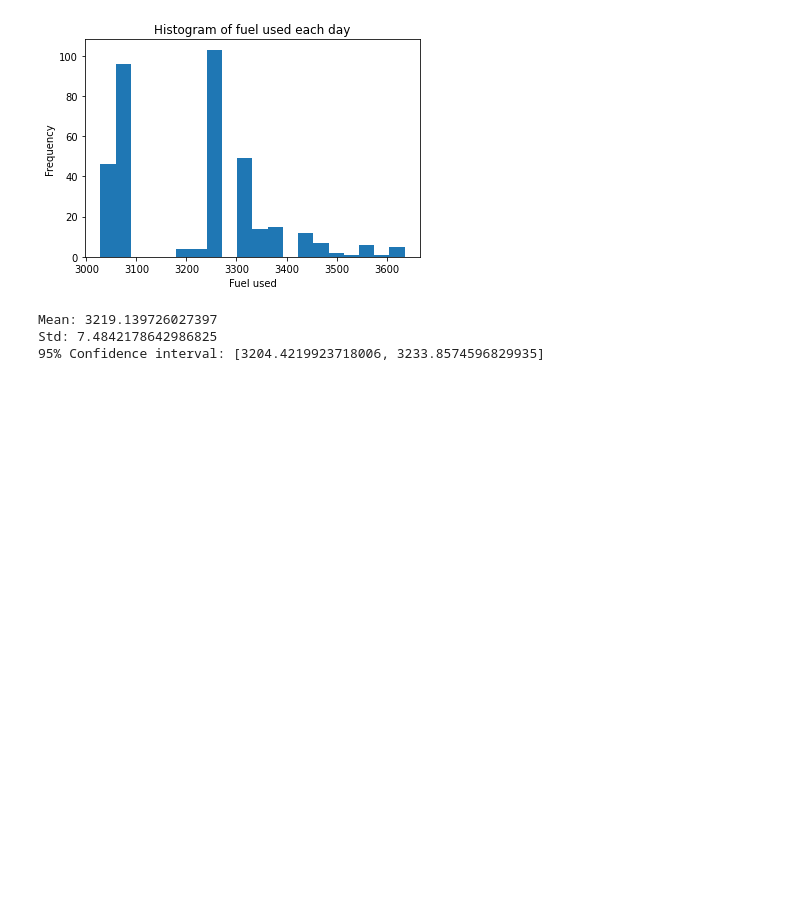
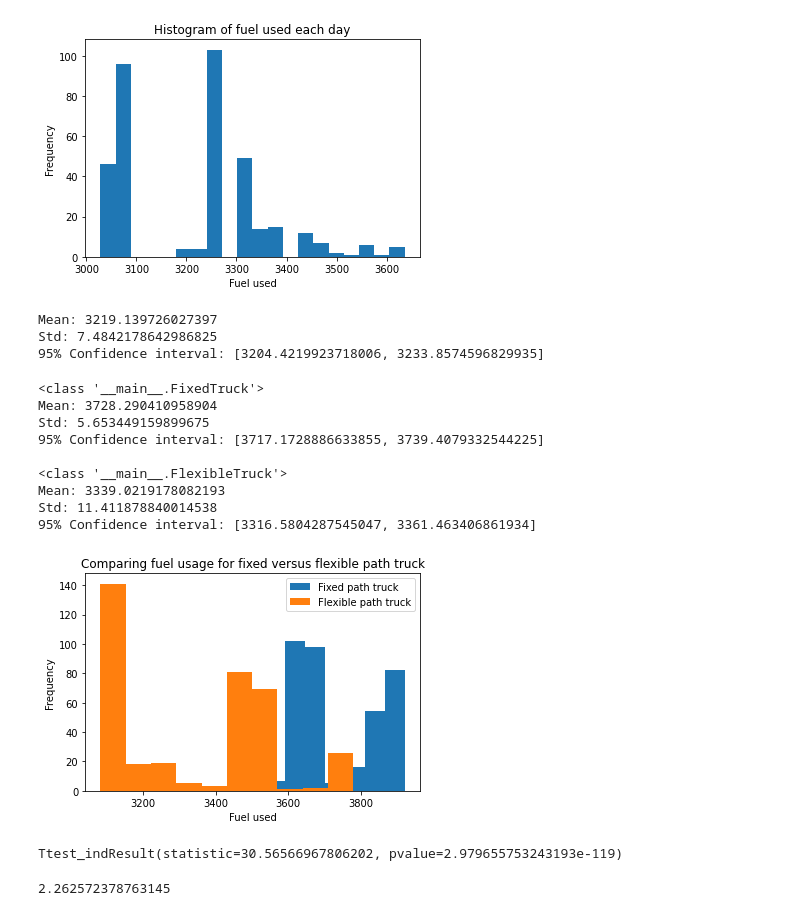
Before and after one commit to sherlockieee/cs166, a Jupyter notebook: final_project/CS166_Final_Project.ipynb, the cells around one changed output. Saved outputs shown, nothing was run; the diff lists cells and outputs as text; code cells hidden in the pictures; blank space fills up the shorter version.

```diff
--- a/final_project/CS166_Final_Project.ipynb
+++ b/final_project/CS166_Final_Project.ipynb
@@ -132,7 +132,7 @@ class Truck:
         dist_travel = self.graph.get_dist_to_fuel(current_node_idx)
         logger.info(f"\tGoing to refuel. Fuel level: {self.current_fuel}. Distance to fuel station: {dist_travel}")
         if self.current_fuel < dist_travel:
-            raise ValueError("Does not have enough fuel to go to station.")
+            return False
         self.current_fuel = self.max_fuel
         logger.info(f"\tRefuel complete. Fuel level: {self.current_fuel}")
         return dist_travel
@@ -192,7 +192,12 @@ class FixedTruck(Truck):
 
             #if we don't have enough fuel, refuel first
             if self.current_fuel < self.max_dist_to_fuel + dist + self.graph.get_dist_to_fuel(cur_loc):
-                total_fuel_used += self.refuel(cur_loc)
+                refuel = self.refuel(cur_loc)
+                if refuel is False:
+                    total_fuel_used, cur_loc = self.setup_day()
+                    cur_path_idx = 0
+                    continue
+                total_fuel_used += refuel
                 cur_loc = self.fuel_node
                 continue
 
@@ -325,6 +330,9 @@ class FlexibleTruck(Truck):
         super().__init__(graph, max_fuel, max_waste)
         self.max_dist_to_fuel = max(self.graph.get_dist_to_fuel(node) for node in self.graph.G.nodes())
         self.shortest_path = dict(nx.all_pairs_dijkstra_path_length(self.graph.G))
+
+    def __repr__(self):
+        return "Flexible Truck"
 
     def run_one_day(self):
         total_fuel_used, cur_loc = self.setup_day()
@@ -345,11 +353,16 @@ class FlexibleTruck(Truck):
                 and loc != self.dropoff_node and loc != cur_loc
                 )]
             dist, next_loc = min([(self.shortest_path[cur_loc][loc], loc)
-                                  for loc in potential_next_locs])
+                                for loc in potential_next_locs], default = (0, 0))
 
             #if we don't have enough fuel, refuel first
             if self.current_fuel < self.max_dist_to_fuel + dist + self.graph.get_dist_to_fuel(cur_loc):
-                total_fuel_used += self.refuel(cur_loc)
+                refuel = self.refuel(cur_loc)
+                if refuel is False:
+                    total_fuel_used, cur_loc = self.setup_day()
+                    cur_path_idx = 0
+                    continue
+                total_fuel_used += refuel
                 cur_loc = self.fuel_node
                 continue
 
@@ -397,3 +410,59 @@ simulation.summarize()
 Mean: 3219.139726027397
 Std: 7.4842178642986825
 95% Confidence interval: [3204.4219923718006, 3233.8574596829935]
+# %%
+#t test
+network = Network()
+fuels = []
+
+for TruckClass in [FixedTruck, FlexibleTruck]:
+    truck = TruckClass(network)
+    simulation = Simulation(network, truck)
+    simulation.run(365)
+    print(TruckClass)
+    simulation.summarize()
+    print()
+    fuels.append(simulation.fuel_storage)
+
+plt.hist(fuels[0], label = "Fixed path truck")
+plt.hist(fuels[1], label = "Flexible path truck")
+plt.xlabel("Fuel used")
+plt.ylabel("Frequency")
+plt.title("Comparing fuel usage for fixed versus flexible path truck")
+plt.legend()
+plt.show()
+st.ttest_ind(fuels[0], fuels[1], equal_var = False)
+# %% [output]
+<class '__main__.FixedTruck'>
+Mean: 3728.290410958904
+Std: 5.653449159899675
+95% Confidence interval: [3717.1728886633855, 3739.4079332544225]
+
+<class '__main__.FlexibleTruck'>
+Mean: 3339.0219178082193
+Std: 11.411878840014538
+95% Confidence interval: [3316.5804287545047, 3361.463406861934]
+[figure, added]
+Ttest_indResult(statistic=30.56566967806202, pvalue=2.979655753243193e-119)
+# %%
+#effect size
+def cohend(d1, d2) -> float:
+
+    # calculate the size of samples
+    n1, n2 = len(d1), len(d2)
+
+    # calculate the variance of the samples
+    s1, s2 = np.var(d1, ddof=1), np.var(d2, ddof=1)
+
+    # calculate the pooled standard deviation
+    s = np.sqrt(((n1 - 1) * s1 + (n2 - 1) * s2) / (n1 + n2 - 2))
+
+    # calculate the means of the samples
+    u1, u2 = np.mean(d1), np.mean(d2)
+
+    # return the effect size
+    return (u1 - u2) / s
+
+cohend(fuels[0], fuels[1])
+# %% [output]
+2.262572378763145
```
